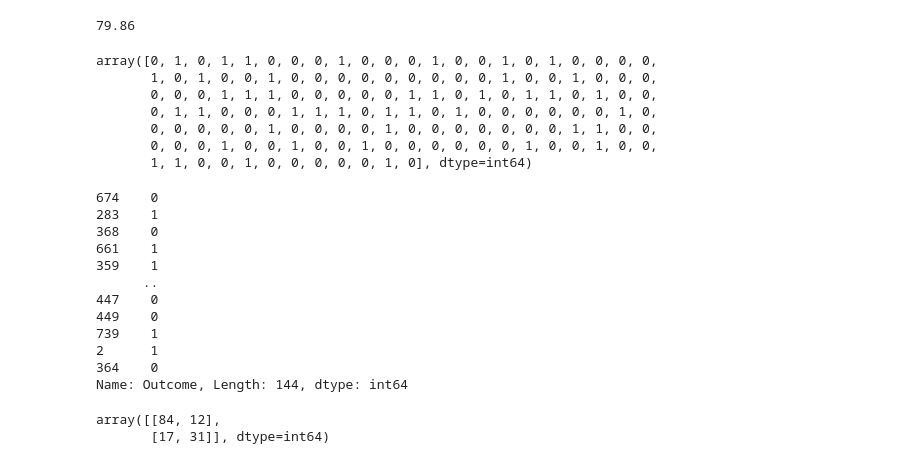
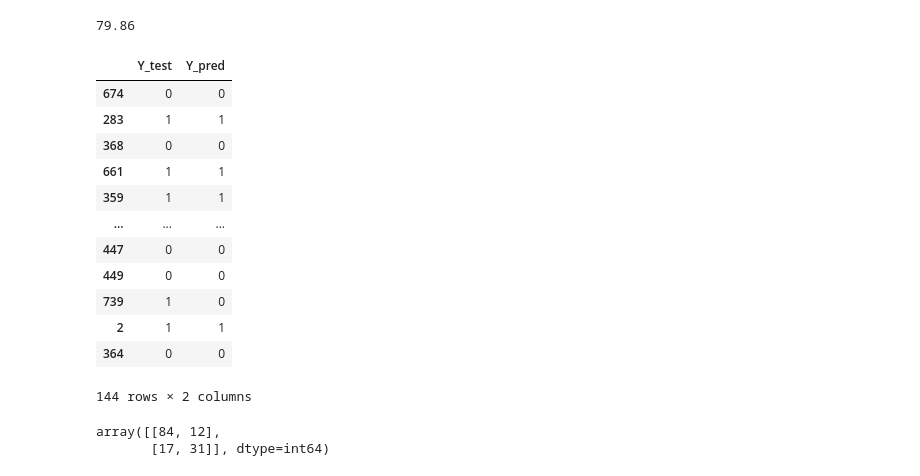
Before and after one commit to Bhargavoza1/ml-practice-project, a Jupyter notebook: Diabetes-Prediction.ipynb, the cells around one changed output. Drawn from its saved outputs; the diff is of its cells as text; code cells hidden in the pictures.

```diff
--- a/Diabetes-Prediction.ipynb
+++ b/Diabetes-Prediction.ipynb
@@ -229,30 +231,25 @@ round(logisticregression.score(X_test, Y_test)*100, 2)
 from sklearn.metrics import classification_report
 # %%
 Y_pred = logisticregression.predict(X_test)
-Y_pred
+Y_test_pred = pd.DataFrame({
+    'Y_test': Y_test,
+    'Y_pred': Y_pred
+})
+Y_test_pred
 # %% [output]
+|  | Y_test | Y_pred |
+| 674 | 0 | 0 |
+| 283 | 1 | 1 |
+| 368 | 0 | 0 |
+| 661 | 1 | 1 |
+| 359 | 1 | 1 |
+| ... | ... | ... |
+| 447 | 0 | 0 |
+| 449 | 0 | 0 |
+| 739 | 1 | 0 |
+| 2 | 1 | 1 |
+| 364 | 0 | 0 |
-array([0, 1, 0, 1, 1, 0, 0, 0, 1, 0, 0, 0, 1, 0, 0, 1, 0, 1, 0, 0, 0, 0,
-       1, 0, 1, 0, 0, 1, 0, 0, 0, 0, 0, 0, 0, 0, 0, 1, 0, 0, 1, 0, 0, 0,
-       0, 0, 0, 1, 1, 1, 0, 0, 0, 0, 0, 1, 1, 0, 1, 0, 1, 1, 0, 1, 0, 0,
-       0, 1, 1, 0, 0, 0, 1, 1, 1, 0, 1, 1, 0, 1, 0, 0, 0, 0, 0, 0, 1, 0,
-       0, 0, 0, 0, 0, 1, 0, 0, 0, 0, 1, 0, 0, 0, 0, 0, 0, 0, 1, 1, 0, 0,
-       0, 0, 0, 1, 0, 0, 1, 0, 0, 1, 0, 0, 0, 0, 0, 0, 1, 0, 0, 1, 0, 0,
-       1, 1, 0, 0, 1, 0, 0, 0, 0, 0, 1, 0], dtype=int64)
+144 rows × 2 columns
-# %%
-Y_test
-# %% [output]
-674    0
-283    1
-368    0
-661    1
-359    1
-      ..
-447    0
-449    0
-739    1
-2      1
-364    0
-Name: Outcome, Length: 144, dtype: int64
 # %%
 from sklearn.metrics import confusion_matrix
 confusion_matrix(Y_test, Y_pred)
```
Also changed, not shown: parts of 19 cells of this notebook.
